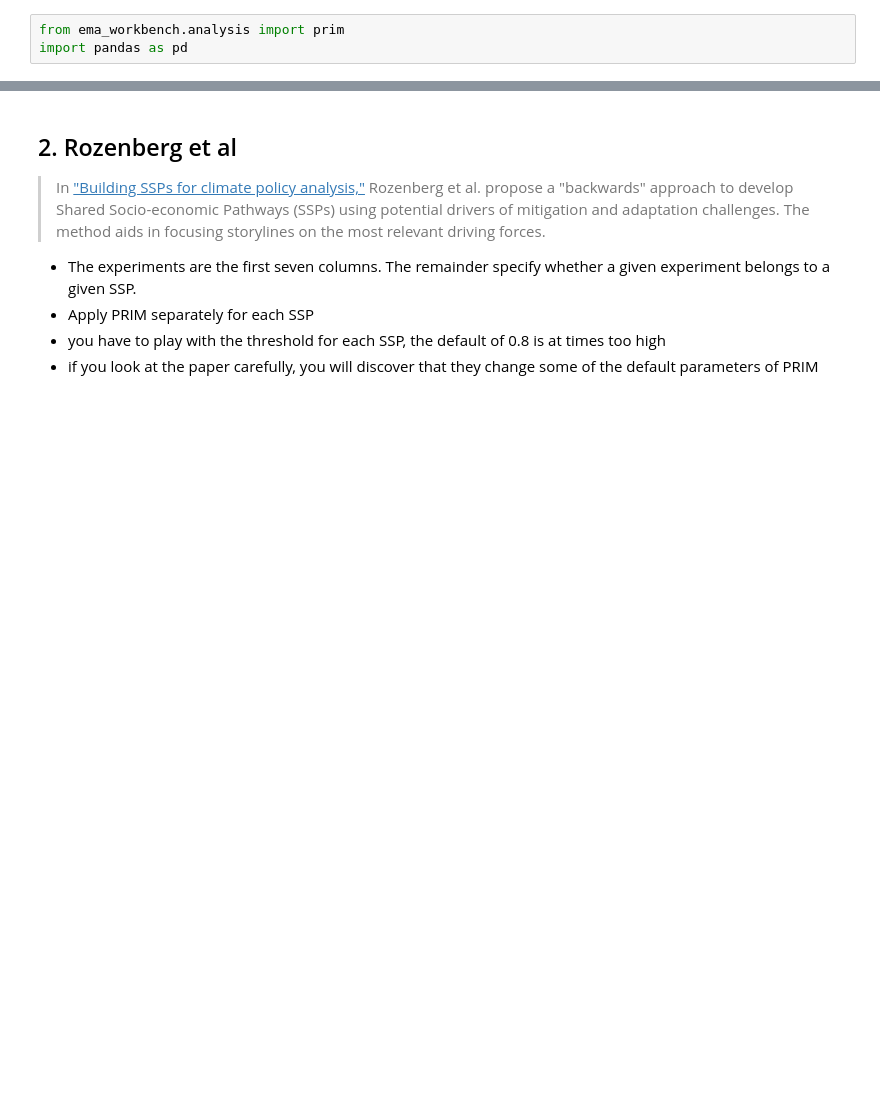
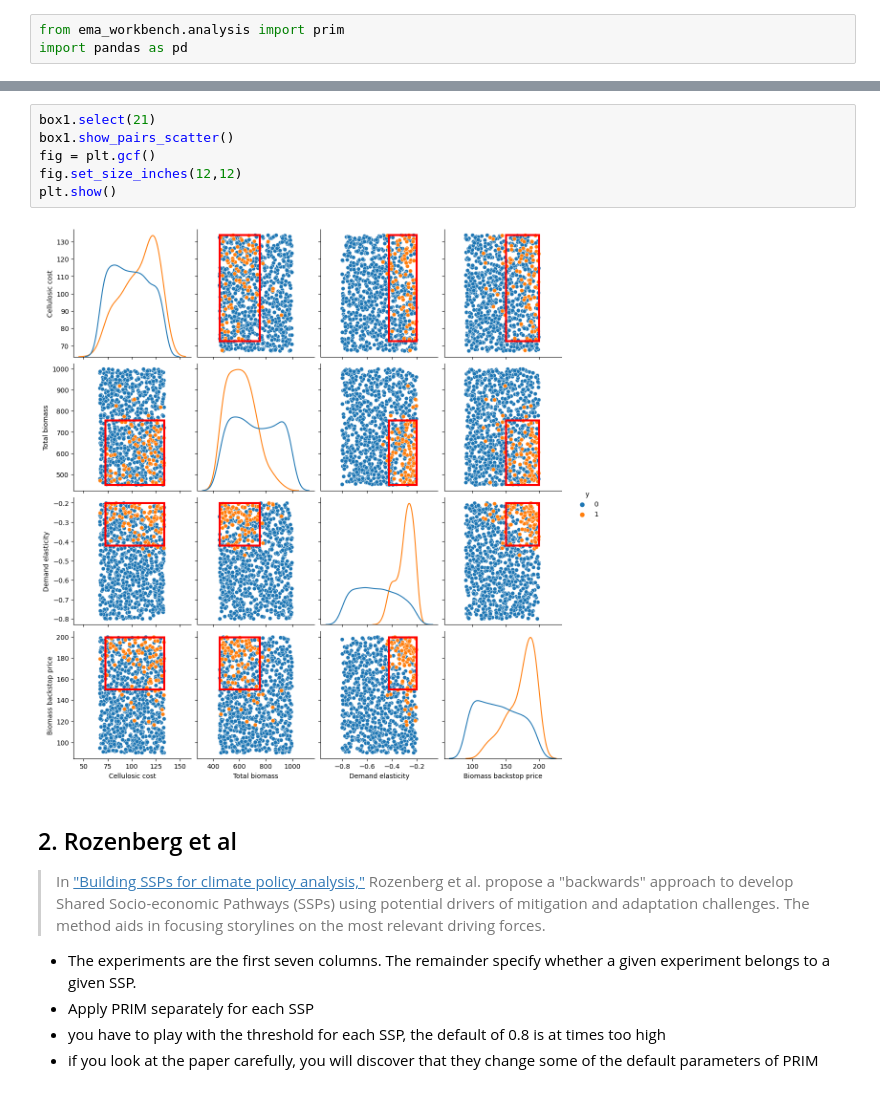
Before and after one commit to Thomas-4444/epa1361_open, a Jupyter notebook: Week 3-4 - vulnerability analysis/assignment 4 - scenario discovery.ipynb, the cells around one changed output, grey strips where cells are left out. Cells and saved outputs as stored; diff of their text form; blank space fills up the shorter version.

```diff
--- a/Week 3-4 - vulnerability analysis/assignment 4 - scenario discovery.ipynb
+++ b/Week 3-4 - vulnerability analysis/assignment 4 - scenario discovery.ipynb
@@ -24,3 +132,11 @@ import pandas as pd
+# %%
+box1.select(21)
+box1.show_pairs_scatter()
+fig = plt.gcf()
+fig.set_size_inches(12,12)
+plt.show()
+# %% [output]
+[figure, added]
 # %% [markdown]
 ## 2. Rozenberg et al
 > In ["Building SSPs for climate policy analysis,"](https://doi.org/10.1007/s10584-013-0904-3) Rozenberg et al. propose a "backwards" approach to develop Shared Socio-economic Pathways (SSPs) using potential drivers of mitigation and adaptation challenges. The method aids in focusing storylines on the most relevant driving forces.
```
Also changed, not shown: parts of 9 cells of this notebook, 6 other files.
